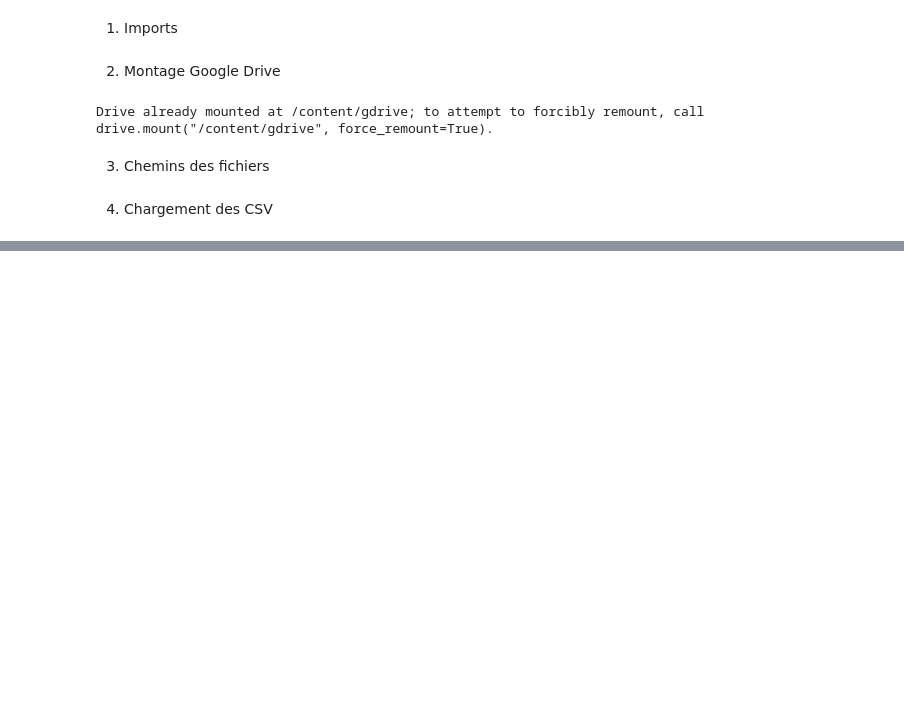
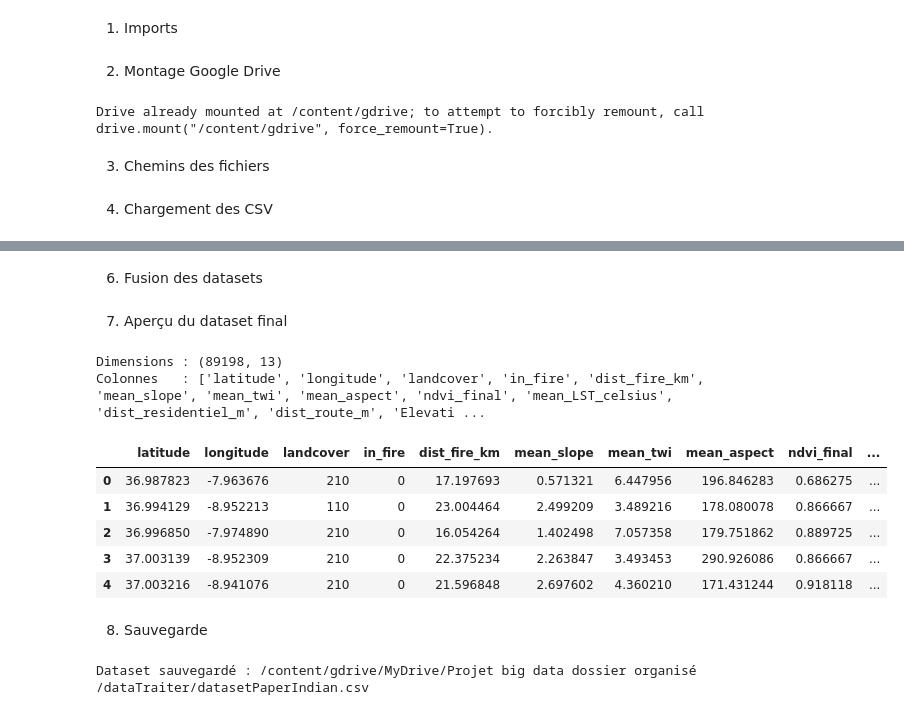
Before and after one commit to AbdelkarimElm/data-driven-wildfire-prediction-portugal, a Jupyter notebook: Reimplementation_Methods_Papers/PreprocessingData/Merge_IndiaPaper_Features.ipynb, the cells around one changed output, grey strips where cells are left out. Saved outputs shown, nothing was run; the diff lists cells and outputs as text; code cells hidden in the pictures; blank space fills up the shorter version.

Commit message:
Export India paper dataset

```diff
--- a/Reimplementation_Methods_Papers/PreprocessingData/Merge_IndiaPaper_Features.ipynb
+++ b/Reimplementation_Methods_Papers/PreprocessingData/Merge_IndiaPaper_Features.ipynb
@@ -25,3 +25,11 @@ csv_path_elevation = "/content/gdrive/MyDrive/Projet big data dossier organisé
 output_csv_path    = "/content/gdrive/MyDrive/Projet big data dossier organisé /dataTraiter/datasetPaperIndian.csv"
 # %% [markdown]
 4. Chargement des CSV
+# %%
+df_slope     = pd.read_csv(csv_path_slope)
+df_aspect    = pd.read_csv(csv_path_aspect)
+df_twi       = pd.read_csv(csv_path_twi)
+df_ndvi      = pd.read_csv(csv_path_ndvi)
+df_lst       = pd.read_csv(csv_path_lst)
+df_distances = pd.read_csv(csv_path_distances)
+df_elevation = pd.read_csv(csv_path_elevation)
@@ -27,0 +109,57 @@ output_csv_path    = "/content/gdrive/MyDrive/Projet big data dossier organisé
+# %% [markdown]
+6. Fusion des datasets
+# %%
+# Base : Slope
+df_final = df_slope.copy()
+
+# + TWI
+df_final = pd.merge(df_final,
+                    df_twi[['latitude', 'longitude', 'mean_twi']],
+                    on=['latitude', 'longitude'], how='left')
+
+# + Aspect
+df_final = pd.merge(df_final,
+                    df_aspect[['latitude', 'longitude', 'mean_aspect']],
+                    on=['latitude', 'longitude'], how='left')
+
+# + NDVI
+df_final = pd.merge(df_final,
+                    df_ndvi[['latitude', 'longitude', 'ndvi_final']],
+                    on=['latitude', 'longitude'], how='left')
+
+# + LST
+df_final = pd.merge(df_final,
+                    df_lst[['latitude', 'longitude', 'mean_LST_celsius']],
+                    on=['latitude', 'longitude'], how='left')
+
+# + Distances (routes, résidentiel)
+df_final = pd.merge(df_final,
+                    df_distances[['latitude', 'longitude', 'dist_residentiel_m', 'dist_route_m']],
+                    on=['latitude', 'longitude'], how='left')
+
+# + Élévation
+df_final = pd.merge(df_final,
+                    df_elevation[['latitude', 'longitude', 'Elevation']],
+                    on=['latitude', 'longitude'], how='left')
+# %% [markdown]
+7. Aperçu du dataset final
+# %%
+print(f"Dimensions : {df_final.shape}")
+print(f"Colonnes   : {list(df_final.columns)}")
+display(df_final.head(5))
+# %% [output]
+Dimensions : (89198, 13)
+Colonnes   : ['latitude', 'longitude', 'landcover', 'in_fire', 'dist_fire_km', 'mean_slope', 'mean_twi', 'mean_aspect', 'ndvi_final', 'mean_LST_celsius', 'dist_residentiel_m', 'dist_route_m', 'Elevati ...
+|  | latitude | longitude | landcover | in_fire | dist_fire_km | mean_slope | mean_twi | mean_aspect | ndvi_final | ... |
+| 0 | 36.987823 | -7.963676 | 210 | 0 | 17.197693 | 0.571321 | 6.447956 | 196.846283 | 0.686275 | ... |
+| 1 | 36.994129 | -8.952213 | 110 | 0 | 23.004464 | 2.499209 | 3.489216 | 178.080078 | 0.866667 | ... |
+| 2 | 36.996850 | -7.974890 | 210 | 0 | 16.054264 | 1.402498 | 7.057358 | 179.751862 | 0.889725 | ... |
+| 3 | 37.003139 | -8.952309 | 210 | 0 | 22.375234 | 2.263847 | 3.493453 | 290.926086 | 0.866667 | ... |
+| 4 | 37.003216 | -8.941076 | 210 | 0 | 21.596848 | 2.697602 | 4.360210 | 171.431244 | 0.918118 | ... |
+# %% [markdown]
+8. Sauvegarde
+# %%
+df_final.to_csv(output_csv_path, index=False)
+print(f"Dataset sauvegardé : {output_csv_path}")
+# %% [output]
+Dataset sauvegardé : /content/gdrive/MyDrive/Projet big data dossier organisé /dataTraiter/datasetPaperIndian.csv
```
Also changed, not shown: parts of 2 cells of this notebook.
